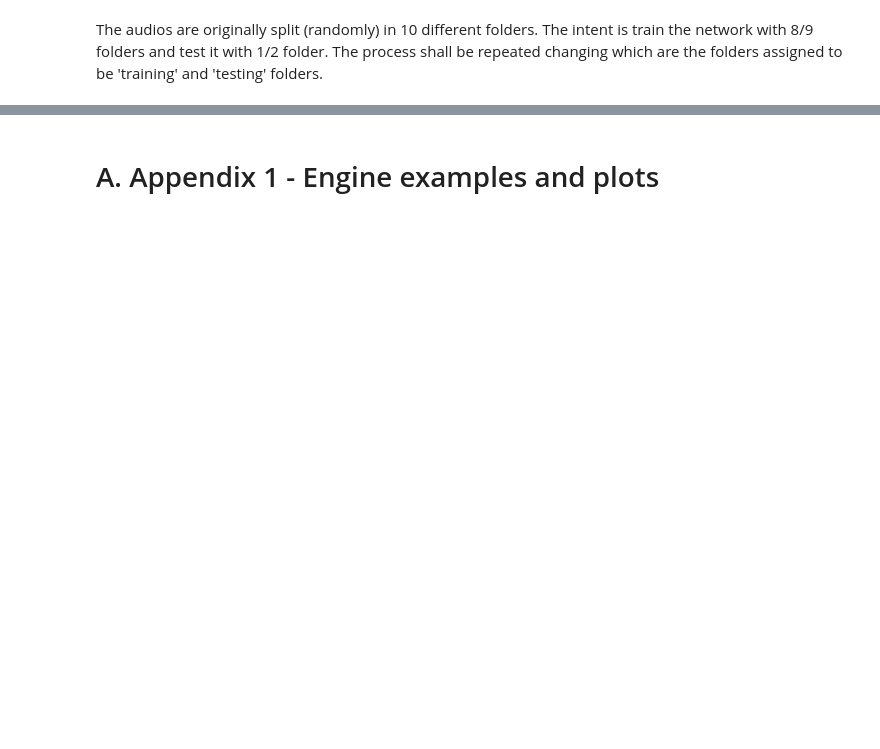
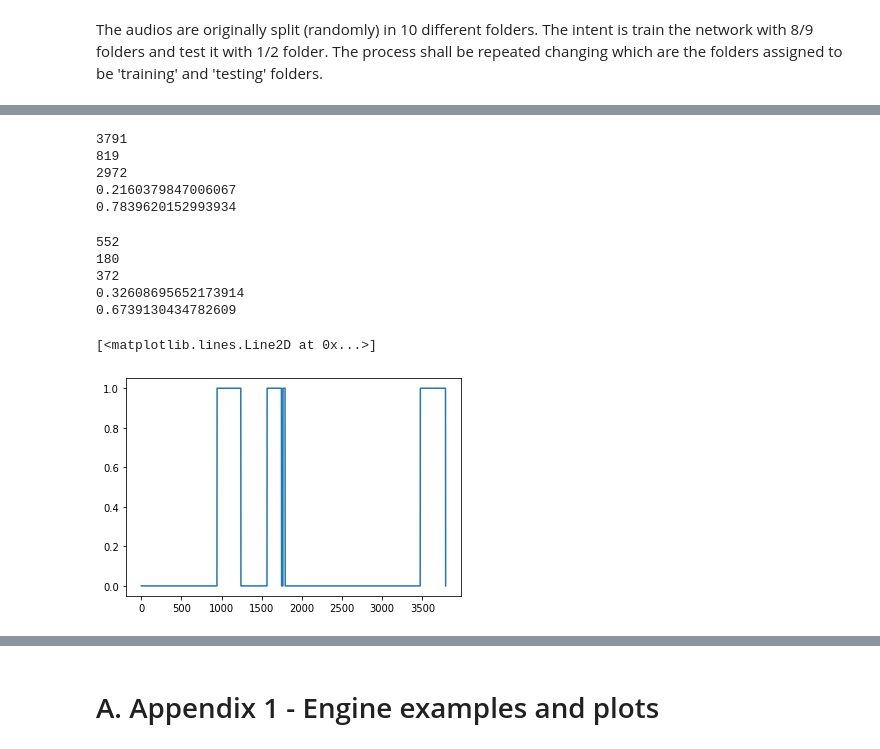
Before and after one commit to matsozza/Python_ML_CombustionEnginesRecog_MBA, a Jupyter notebook: 1_SoundDetectionMain.ipynb, the cells around one changed output, grey strips where cells are left out. Cells and saved outputs as stored; diff of their text form; code cells hidden in the pictures; blank space fills up the shorter version.

```diff
--- a/1_SoundDetectionMain.ipynb
+++ b/1_SoundDetectionMain.ipynb
@@ -232,11 +230,10 @@ _________________________________________________________________
 # %% [markdown]
 The audios are originally split (randomly) in 10 different folders. The intent is train the network with 8/9 folders and test it with 1/2 folder. The process shall be repeated changing which are the folders assigned to be 'training' and 'testing' folders.
 # %%
-
-for idx in np.linspace(1,10,10): #Train and Test in all 10 different folders
+for idxTrainTest in np.linspace(1,1,1): #np.linspace(1,10,10): #Train and Test in all 10 different folders
 
     print('\n\n********************************************************************************************')
-    print('******** -------------------- Using folder ', int(idx), ' as test folder -------------------- *********')
+    print('******** -------------------- Using folder ', int(idxTrainTest), ' as test folder -------------------- *********')
     print('********************************************************************************************\n\n')
 
     # Split the dataframes and 'x' data into train-test sets
@@ -245,18 +242,18 @@ for idx in np.linspace(1,10,10): #Train and Test in all 10 different folders
     x_train_AA = []
     x_test_AA = []
 
-    train_DF, test_DF, x_train_AA, x_test_AA = soundDetection_AuxiliarFunctions.trainTestFolder([int(idx)], segAudio_DF, segAudio_AA)
+    train_DF, test_DF, x_train_AA, x_test_AA = soundDetection_AuxiliarFunctions.trainTestFolder([int(idxTrainTest)], segAudio_DF, segAudio_AA)
 
     # Reference data (Y) to one-hot enconding
     y_train_A = train_DF['isEngine'];
     y_train_A = np.asarray(y_train_A).astype(np.float32)
     #y_train_A = to_categorical(train_DF['isEngine']);
-    #y_train_A = y_train_A.reshape((-1,1))
+    y_train_A = y_train_A.reshape((-1,1))
 
     y_test_A = test_DF['isEngine'];
     y_test_A = np.asarray(y_test_A).astype(np.float32)
     #y_test_A = to_categorical(test_DF['isEngine']);
-    #y_test_A = y_test_A.reshape((-1,1))
+    y_test_A = y_test_A.reshape((-1,1))
 
 
     # Transform audios array in spectograms array (AA to AM, or 1D to 2D)
@@ -266,12 +263,16 @@ for idx in np.linspace(1,10,10): #Train and Test in all 10 different folders
 
     idx=0
     for audio in x_train_AA:
+        if idx % 500==0:
+            print('--> train data AA to AM: ', idx)
         tmp_AM = librosa.feature.melspectrogram(y=x_train_AA[idx], hop_length= AUDIO_HOP_LEN, n_fft=AUDIO_N_FFT, n_mels = AUDIO_N_MELS, sr=AUDIO_SR);
         x_train_AM.append(tmp_AM);
         idx=idx+1
 
     idx=0
     for audio in x_test_AA:
+        if idx % 500==0:
+            print('--> test data AA to AM: ', idx)
         tmp_AM = librosa.feature.melspectrogram(y=x_test_AA[idx], hop_length= AUDIO_HOP_LEN, n_fft=AUDIO_N_FFT, n_mels = AUDIO_N_MELS, sr=AUDIO_SR);
         x_test_AM.append(tmp_AM);
         idx=idx+1
@@ -284,7 +285,7 @@ for idx in np.linspace(1,10,10): #Train and Test in all 10 different folders
     x_test_AM = np.array(x_test_AM) #convert
     x_test_AM = x_test_AM.reshape(len(x_test_AM), AUDIO_N_MELS, spectLen, 1)
 
-    print('nMels             -> ', AUDIO_N_MELS);
+    print('\nnMels             -> ', AUDIO_N_MELS);
     print('spectogram length ->', spectLen)
     print('\nTraining Dataset size:', np.shape(x_train_AM))
     print('Testing dataset size: ', np.shape(x_test_AM))
@@ -312 +313,52 @@ Epoch 11/12
 KeyboardInterrupt:
+# %%
+# Test for randomness - train data
+ones=0
+zeros=0
+idx=0
+for val in y_train_A:
+    if val == 1:
+        ones=ones+1;
+    else:
+        zeros=zeros+1;
+    idx=idx+1;
+
+print(idx)
+print(ones)
+print(zeros)
+print(ones/(ones+zeros))
+print(1 - (ones/(ones+zeros)))
+# %% [output]
+3791
+819
+2972
+0.2160379847006067
+0.7839620152993934
+# %%
+# Test for randomness - test data
+ones=0
+zeros=0
+idx=0
+for val in y_test_A:
+    if val == 1:
+        ones=ones+1;
+    else:
+        zeros=zeros+1;
+    idx=idx+1;
+
+print(idx)
+print(ones)
+print(zeros)
+print(ones/(ones+zeros))
+print(1 - (ones/(ones+zeros)))
+# %% [output]
+552
+180
+372
+0.32608695652173914
+0.6739130434782609
+# %%
+plt.plot(y_train_A)
+# %% [output]
+[<matplotlib.lines.Line2D at 0x...>]
+[figure, added]
```
Also changed, not shown: parts of 20 cells of this notebook, 1 other file.
